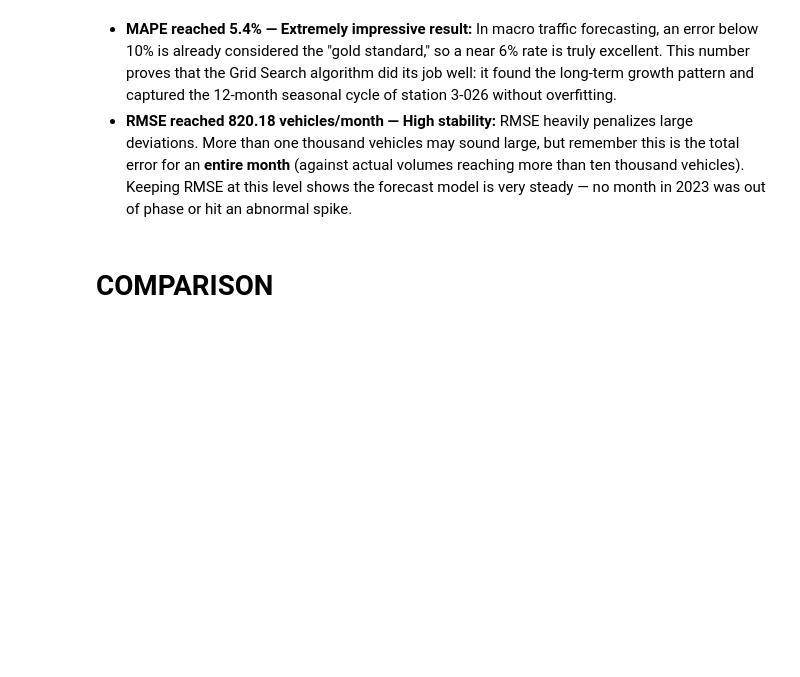
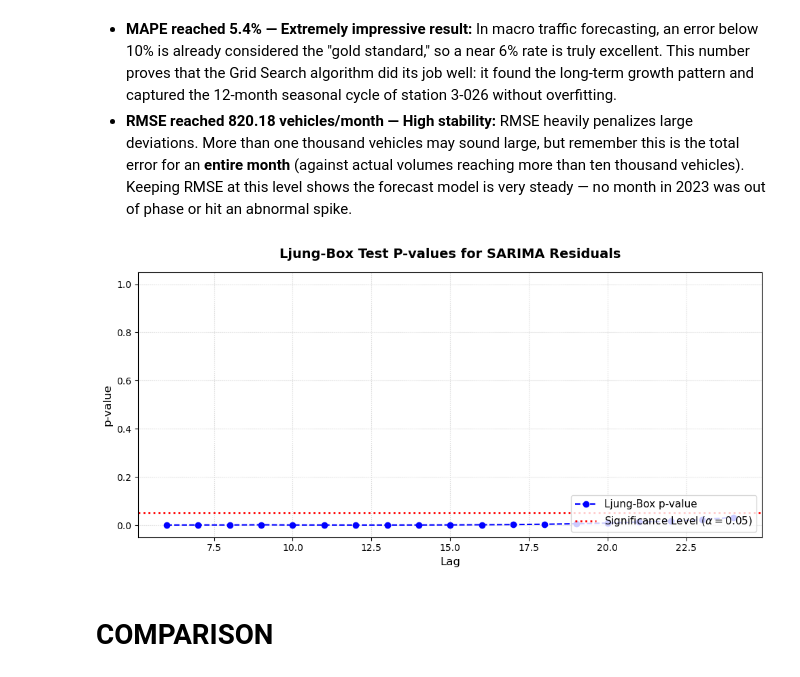
Before and after one commit to t-man-nd/Highway-Volume-Prediction, a Jupyter notebook: monthly_tsa.ipynb, the cells around one changed output. Cells and saved outputs as stored; diff of their text form; code cells hidden in the pictures; blank space fills up the shorter version.

```diff
--- a/monthly_tsa.ipynb
+++ b/monthly_tsa.ipynb
@@ -497,6 +498,29 @@ plt.show()
 # %% [markdown]
 * **MAPE reached 5.4% — Extremely impressive result:** In macro traffic forecasting, an error below 10% is already considered the "gold standard," so a near 6% rate is truly excellent. This number proves that the Grid Search algorithm did its job well: it found the long-term growth pattern and captured the 12-month seasonal cycle of station 3-026 without overfitting.
 * **RMSE reached 820.18 vehicles/month — High stability:** RMSE heavily penalizes large deviations. More than one thousand vehicles may sound large, but remember this is the total error for an **entire month** (against actual volumes reaching more than ten thousand vehicles). Keeping RMSE at this level shows the forecast model is very steady — no month in 2023 was out of phase or hit an abnormal spike.
+# %%
+residuals = best_model_fitted.resid.dropna()
+
+lb_df = acorr_ljungbox(residuals, lags=24, model_df=5, return_df=True)
+
+fig, ax = plt.subplots(figsize=(10, 5), dpi=100)
+
+ax.plot(lb_df.index, lb_df['lb_pvalue'], marker='o', linestyle='--', color='b', label='Ljung-Box p-value')
+
+ax.axhline(y=0.05, color='r', linestyle=':', linewidth=2, label=r'Significance Level ($\alpha = 0.05$)')
+
+ax.set_title('Ljung-Box Test P-values for SARIMA Residuals', fontsize=14, fontweight='bold', pad=15)
+ax.set_xlabel('Lag', fontsize=12)
+ax.set_ylabel('p-value', fontsize=12)
+ax.set_ylim(-0.05, 1.05)
+ax.grid(True, linestyle=':', alpha=0.6)
+ax.legend(loc='lower right', fontsize=11)
+
+fig.tight_layout()
+fig.savefig('plots/ljungbox_test.png', dpi=300)
+plt.show()
+# %% [output]
+[figure, added]
 # %% [markdown]
 # COMPARISON
 # %%
```
Also changed, not shown: parts of 1 cell of this notebook.
